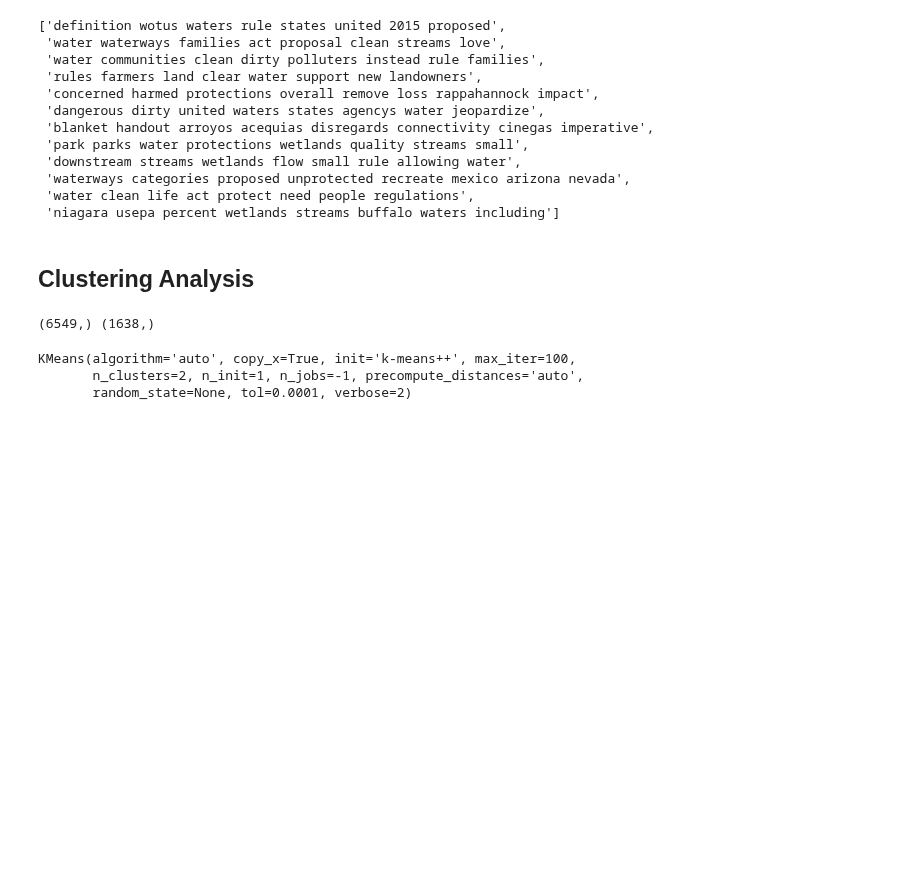
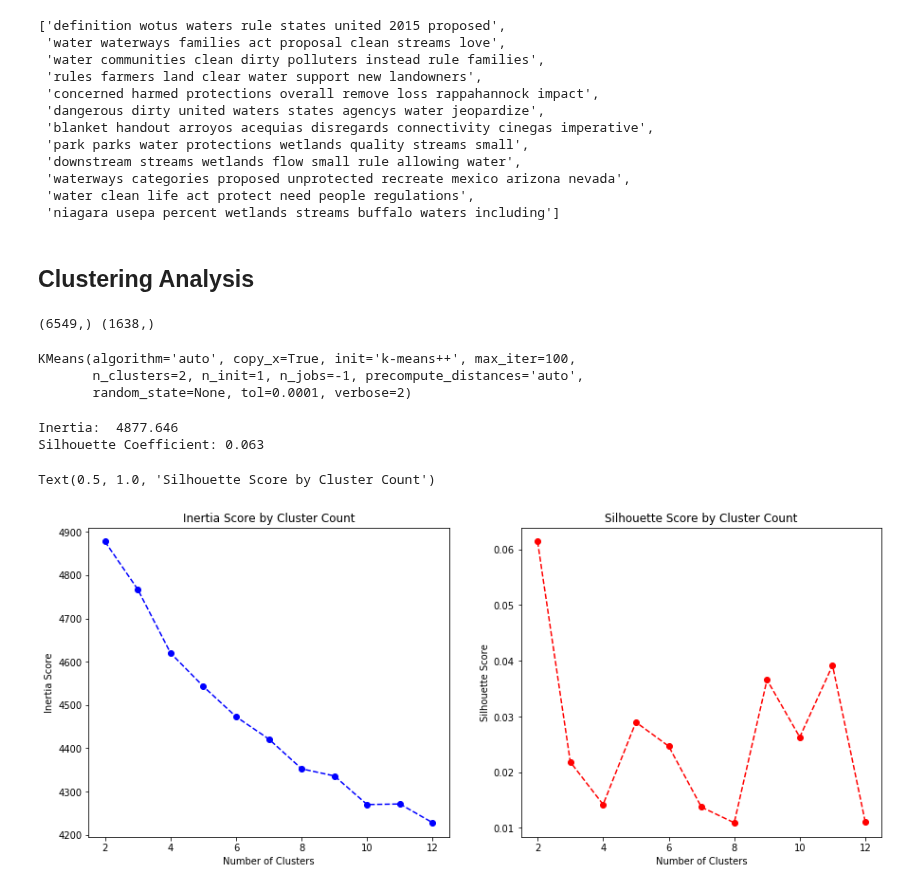
Before and after one commit to Data-Science-for-Conservation/WOTUS_Revision, a Jupyter notebook: WOTUS_analysis.ipynb, the cells around one changed output. Saved outputs shown, nothing was run; the diff lists cells and outputs as text; code cells hidden in the pictures; blank space fills up the shorter version.

Commit message:
feat: add kmeans charts

```diff
--- a/WOTUS_analysis.ipynb
+++ b/WOTUS_analysis.ipynb
@@ -432,10 +432,45 @@ KMeans(algorithm='auto', copy_x=True, init='k-means++', max_iter=100,
        random_state=None, tol=0.0001, verbose=2)
 # %%
 # Examine metrics for KMeans
-print("Homogeneity: %0.3f".format(metrics.homogeneity_score(labels, km.labels_)))
-print("Completeness: %0.3f" % metrics.completeness_score(labels, km.labels_))
-print("V-measure: %0.3f" % metrics.v_measure_score(labels, km.labels_))
-print("Adjusted Rand-Index: %.3f"
-      % metrics.adjusted_rand_score(labels, km.labels_))
-print("Silhouette Coefficient: %0.3f"
-      % metrics.silhouette_score(X, km.labels_, sample_size=1000))
+# print(kmeans.labels_)
+print('Inertia: {0: .3f}'.format(kmeans.inertia_))
+print('Silhouette Coefficient: {0:.3f}'.format(
+      metrics.silhouette_score(X_data, kmeans.labels_, sample_size=1000)))
+# %% [output]
+Inertia:  4877.646
+Silhouette Coefficient: 0.063
+# %%
+# Compare metrics of different number of clusters
+n_clusters = list(range(2, 13))
+inertias = []
+silhouettes = []
+
+for n in n_clusters:
+    model = KMeans(n_clusters=n,
+                   max_iter=100,
+                   n_init=1,
+                   verbose=5,
+                   n_jobs=-1)
+    model.fit(X_data)
+    inertias.append(model.inertia_)
+    silhouettes.append(metrics.silhouette_score(X_data, model.labels_, sample_size=1000))
+# %%
+# Plot scores by cluster
+plt.subplots(1, 2, figsize=(15, 6))
+
+# Cluster-inertia plot
+plt.subplot(1, 2, 1)
+plt.plot(n_clusters, inertias, 'bo--')
+plt.xlabel('Number of Clusters')
+plt.ylabel('Inertia Score')
+plt.title('Inertia Score by Cluster Count')
+
+# Cluster-silhouette score plot
+plt.subplot(1, 2, 2)
+plt.plot(n_clusters, silhouettes, 'ro--')
+plt.xlabel('Number of Clusters')
+plt.ylabel('Silhouette Score')
+plt.title('Silhouette Score by Cluster Count')
+# %% [output]
+Text(0.5, 1.0, 'Silhouette Score by Cluster Count')
+[figure, added]
```
